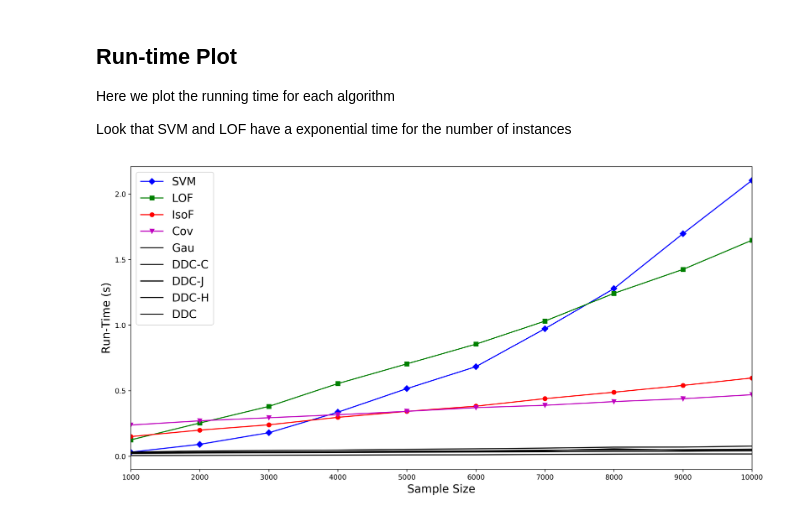
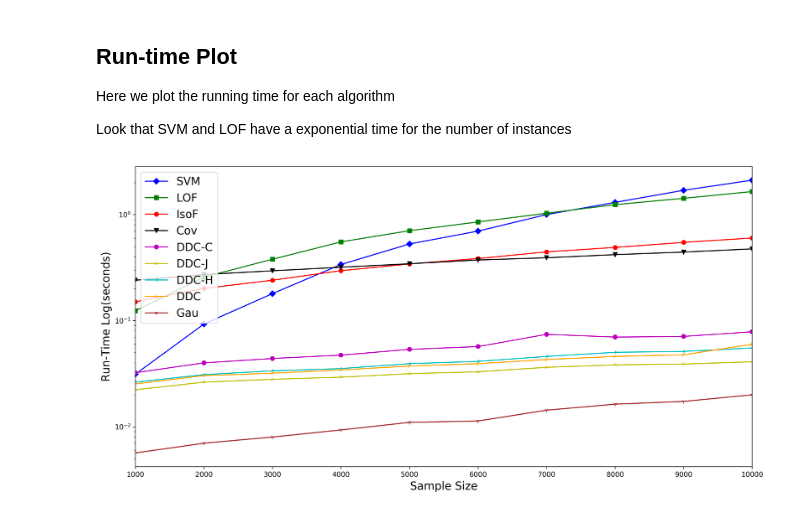
Before and after one commit to nlp-pucrs/prescription-outliers, a Jupyter notebook: 4_run_time_evaluation.ipynb, the cells around one changed output. Drawn from its saved outputs; the diff is of its cells as text; code cells hidden in the pictures.

Commit message:
add log scale in running time chart

```diff
--- a/4_run_time_evaluation.ipynb
+++ b/4_run_time_evaluation.ipynb
@@ -138,22 +138,22 @@ Here we plot the running time for each algorithm
 Look that SVM and LOF have a exponential time for the number of instances
 # %%
 plt.figure(figsize=(16, 8), dpi= 300)
-methods = ['SVM','LOF','IsoF','Cov','Gau','DDC-C','DDC-J','DDC-H','DDC']
-colors = ['b', 'g', 'r', 'm', 'k', 'k', 'k', 'k', 'k', 'k']
-markers = ['D', 's', 'o', 'v', '', '', '', '', '', '']
+methods = ['SVM','LOF','IsoF','Cov','DDC-C','DDC-J','DDC-H','DDC','Gau']
+colors = ['b', 'g', 'r', 'k', 'm', 'y', 'c', 'orange', 'brown']
+markers = ['D', 's', 'o', 'v', '8', '2', '3', '4', '1']
 i = 0
 for m in methods:
     plt.plot(np.asarray(mean_time.columns),np.asarray(mean_time.loc[m].values),
              c=colors[i],
              marker=markers[i],
              label=m)
     i += 1
 
 plt.legend(fontsize=16)
 plt.xlabel('Sample Size', fontsize=16)
-plt.ylabel('Run-Time (s)', fontsize=16)
-#plt.ylim(0,22)
+plt.ylabel('Run-Time Log(seconds)', fontsize=16)
+plt.yscale('log')
 plt.xlim(1000,10000)
 plt.show()
 # %% [output]
-[figure, old version]
+[figure, new version]
```
Also changed, not shown: parts of 2 cells of this notebook, 1 other file.
